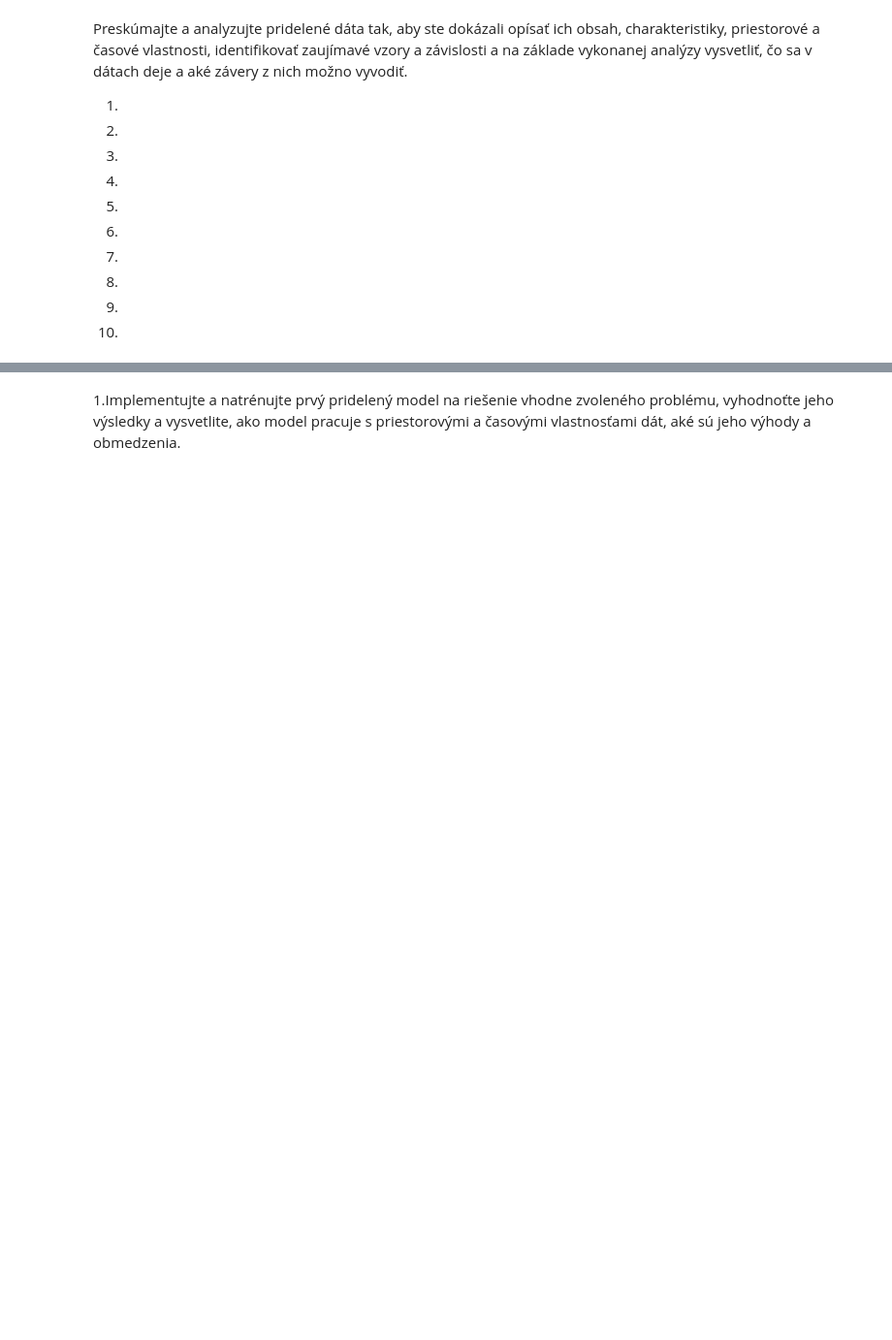
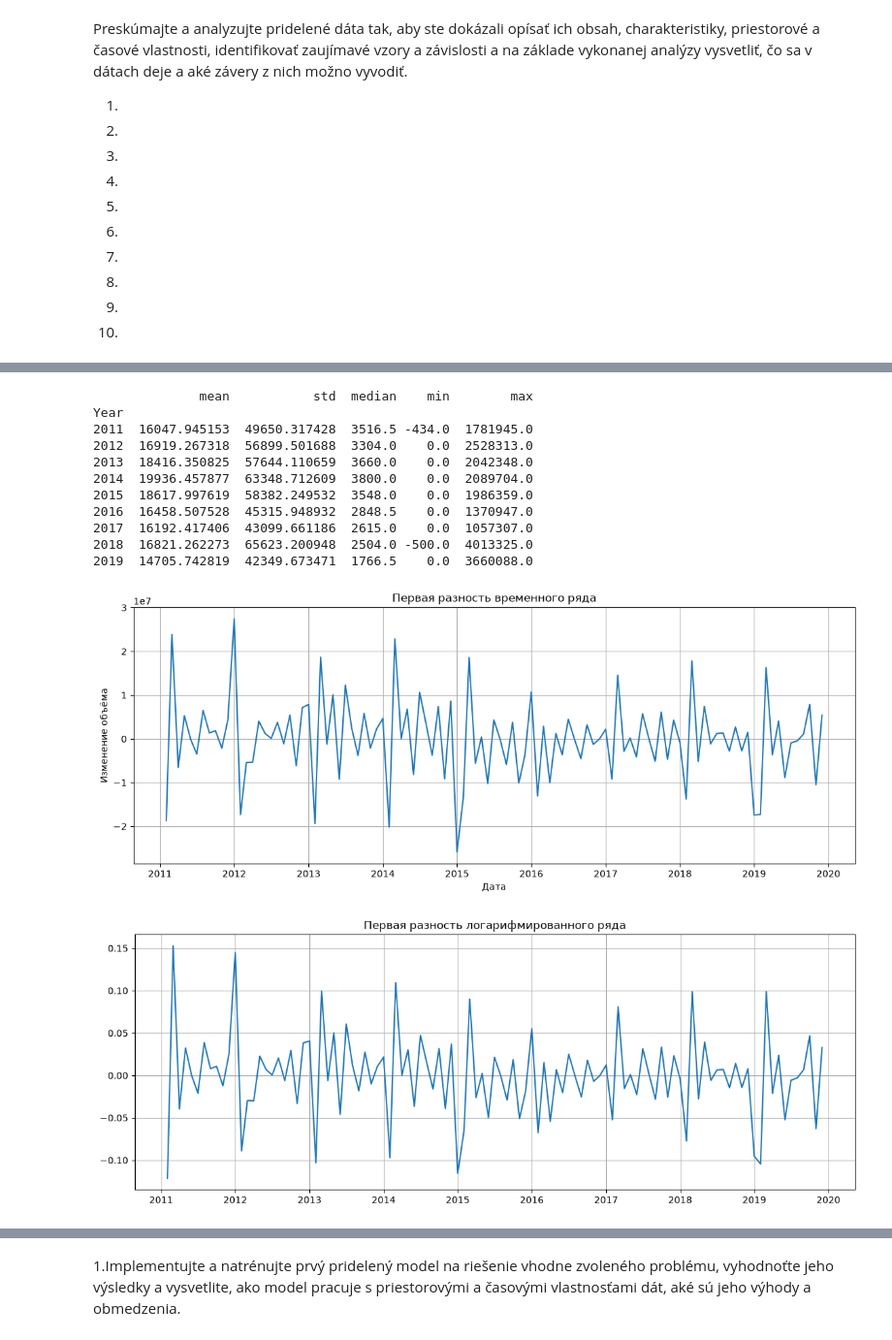
Before and after one commit to DenysLutsenko1/APCD, a Jupyter notebook: zadanie.ipynb, the cells around one changed output, grey strips where cells are left out. Shown at 97% size. Saved outputs shown, nothing was run; the diff lists cells and outputs as text; code cells hidden in the pictures; blank space fills up the shorter version.

```diff
--- a/zadanie.ipynb
+++ b/zadanie.ipynb
@@ -72,0 +272,43 @@ Preskúmajte a analyzujte pridelené dáta tak, aby ste dokázali opísať ich o
+# %%
+# 4. Стационарность
+
+year_statistics = (
+    volume_long
+    .groupby('Year')['volume']
+    .agg(['mean', 'std', 'median', 'min', 'max'])
+)
+
+print(year_statistics)
+
+series_diff = series_complete.diff().dropna()
+
+plt.figure(figsize=(14, 5))
+plt.plot(series_diff)
+plt.title('Первая разность временного ряда')
+plt.xlabel('Дата')
+plt.ylabel('Изменение объёма')
+plt.grid()
+plt.show()
+
+
+log_diff = log_series.diff().dropna()
+
+plt.figure(figsize=(14, 5))
+plt.plot(log_diff)
+plt.title('Первая разность логарифмированного ряда')
+plt.grid()
+plt.show()
+# %% [output]
+              mean           std  median    min        max
+Year
+2011  16047.945153  49650.317428  3516.5 -434.0  1781945.0
+2012  16919.267318  56899.501688  3304.0    0.0  2528313.0
+2013  18416.350825  57644.110659  3660.0    0.0  2042348.0
+2014  19936.457877  63348.712609  3800.0    0.0  2089704.0
+2015  18617.997619  58382.249532  3548.0    0.0  1986359.0
+2016  16458.507528  45315.948932  2848.5    0.0  1370947.0
+2017  16192.417406  43099.661186  2615.0    0.0  1057307.0
+2018  16821.262273  65623.200948  2504.0 -500.0  4013325.0
+2019  14705.742819  42349.673471  1766.5    0.0  3660088.0
+[figure, added]
+[figure, added]
```
Also changed, not shown: parts of 8 cells of this notebook.
